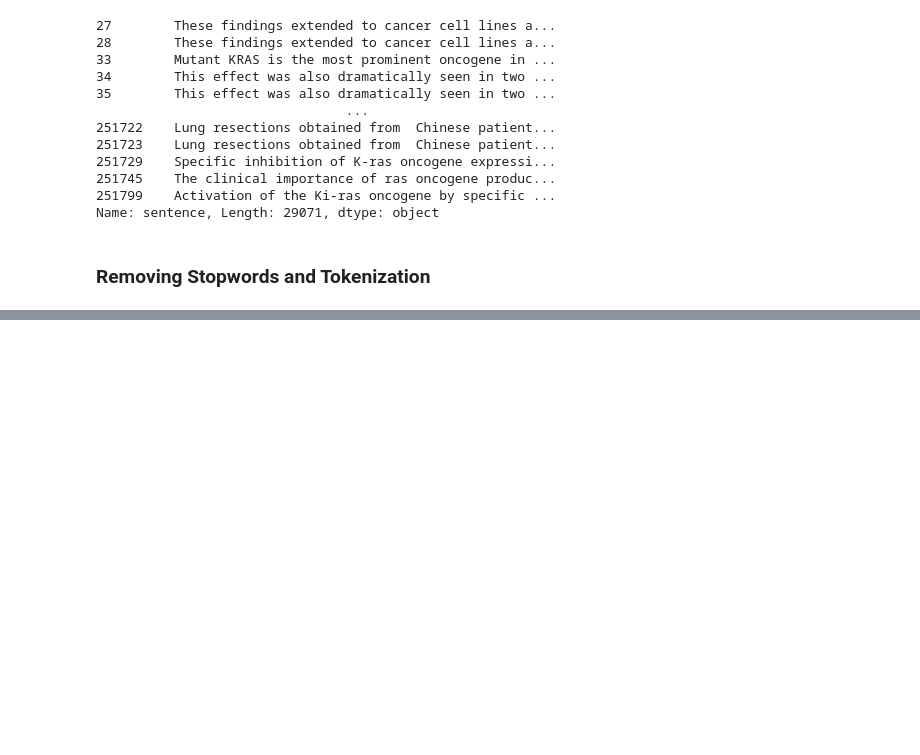
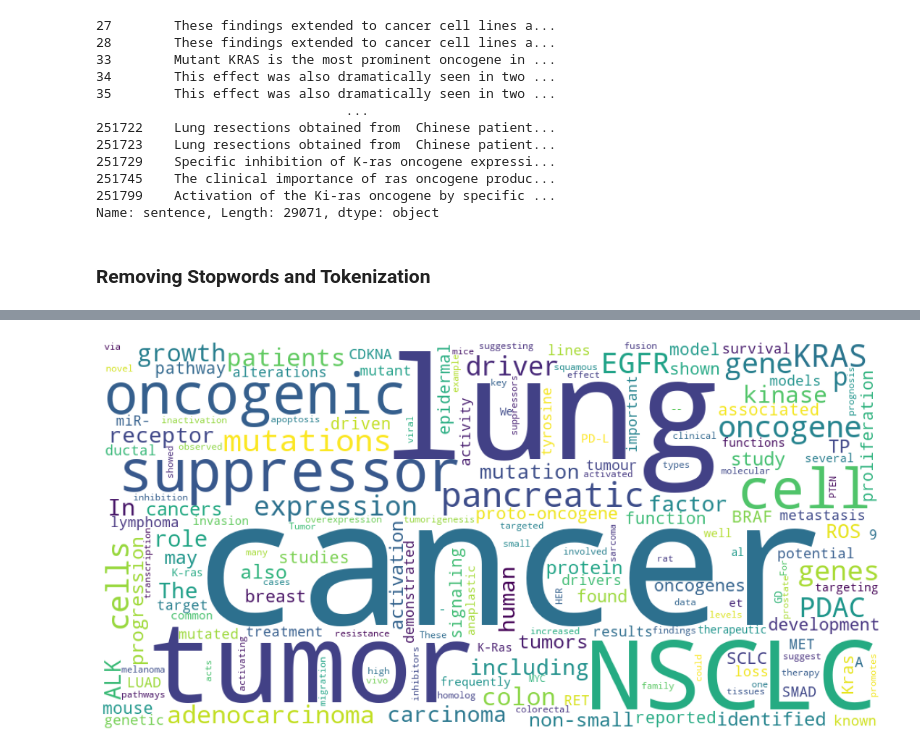
Before and after one commit to dldisha/IntiLP, a Jupyter notebook: Cancermine_EDA.ipynb, the cells around one changed output, grey strips where cells are left out. Drawn from its saved outputs; the diff is of its cells as text; code cells hidden in the pictures; blank space fills up the shorter version.

```diff
--- a/Cancermine_EDA.ipynb
+++ b/Cancermine_EDA.ipynb
@@ -525,0 +570,19 @@ new_filtered_data['sentence'] = arr # cleaned up sentences without any stopwords
+# %%
+from wordcloud import WordCloud, STOPWORDS
+from collections import Counter
+
+word_could_dict = Counter(finalword)
+wordcloud = WordCloud(width = 1000, height = 500,
+                      background_color ='white',
+                      min_font_size = 12).generate_from_frequencies(word_could_dict)
+
+
+# plot the WordCloud image
+plt.figure(figsize = (15, 10), facecolor = None)
+plt.imshow(wordcloud)
+plt.axis("off")
+plt.tight_layout(pad = 0)
+
+plt.show()
+# %% [output]
+[figure, added]
```
Also changed, not shown: parts of 11 cells of this notebook.
